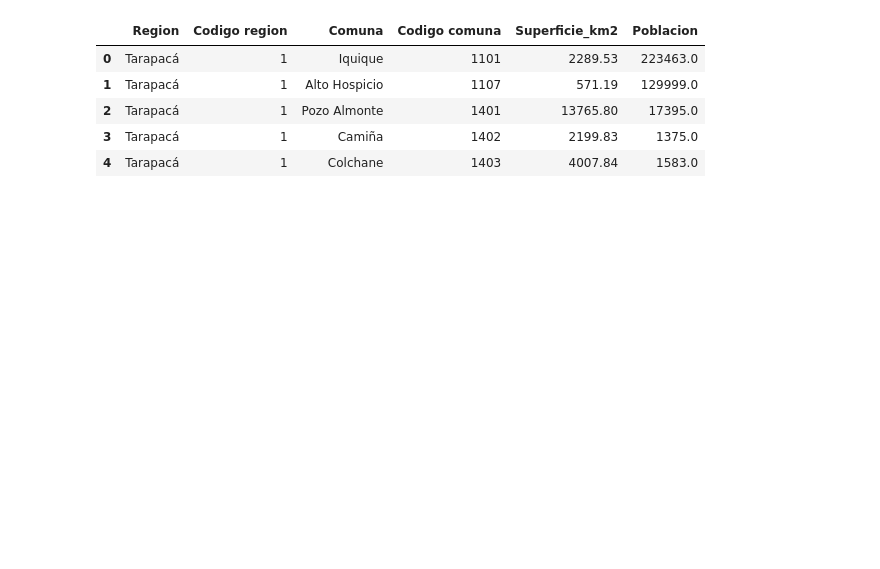
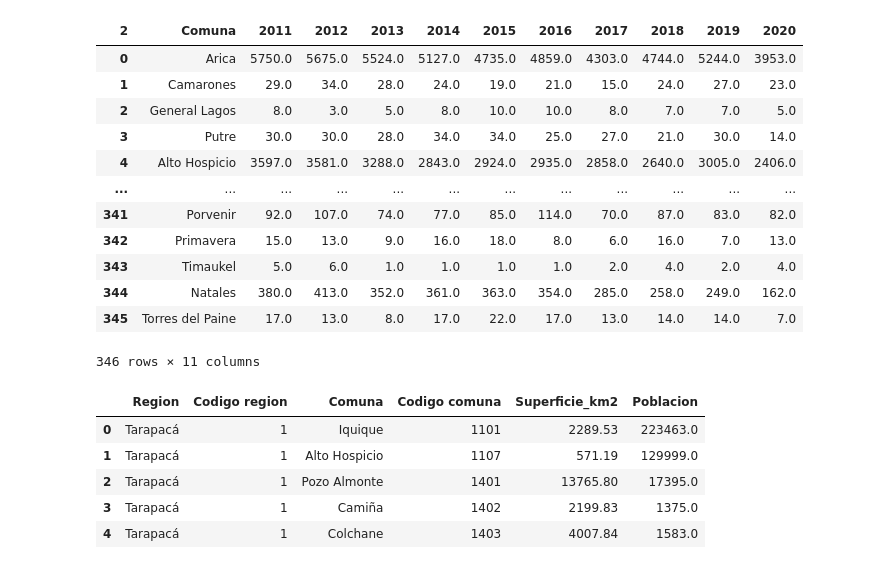
Before and after one commit to 08benja08p/Grupo-8-CDD, a Jupyter notebook: Proyecto_CDD.ipynb, the cells around one changed output. Saved outputs shown, nothing was run; the diff lists cells and outputs as text; code cells hidden in the pictures; blank space fills up the shorter version.

```diff
--- a/Proyecto_CDD.ipynb
+++ b/Proyecto_CDD.ipynb
@@ -93,3 +52,27 @@ for columna in columnas_denuncias:
+# %%
+data_total_dmcs = data_denuncias['TOTAL_DMCS']
+data_total_dmcs = data_total_dmcs[1:]
+data_total_dmcs.columns = data_total_dmcs.iloc[1]
+data_total_dmcs = data_total_dmcs[data_total_dmcs['UN_ADMIN'] == 'COMUNA']
+data_total_dmcs = data_total_dmcs[['UNIDAD', 2011.0, 2012.0, 2013.0, 2014.0, 2015.0, 2016.0, 2017.0, 2018.0, 2019.0, 2020.0]]
+#revisar como eliminar el header del index
+data_total_dmcs.reset_index(level=0, inplace=True, drop=True)
+data_total_dmcs.rename(columns={'UNIDAD': 'Comuna', 2011.0: '2011', 2012.0: '2012', 2013.0: '2013', 2014.0: '2014', 2015.0: '2015', 2016.0: '2016', 2017.0: '2017', 2018.0: '2018', 2019.0: '2019', 2020.0: '2020'}, inplace=True)
+data_total_dmcs
+# %% [output]
+| 2 | Comuna | 2011 | 2012 | 2013 | 2014 | 2015 | 2016 | 2017 | 2018 | 2019 | 2020 |
+| 0 | Arica | 5750.0 | 5675.0 | 5524.0 | 5127.0 | 4735.0 | 4859.0 | 4303.0 | 4744.0 | 5244.0 | 3953.0 |
+| 1 | Camarones | 29.0 | 34.0 | 28.0 | 24.0 | 19.0 | 21.0 | 15.0 | 24.0 | 27.0 | 23.0 |
+| 2 | General Lagos | 8.0 | 3.0 | 5.0 | 8.0 | 10.0 | 10.0 | 8.0 | 7.0 | 7.0 | 5.0 |
+| 3 | Putre | 30.0 | 30.0 | 28.0 | 34.0 | 34.0 | 25.0 | 27.0 | 21.0 | 30.0 | 14.0 |
+| 4 | Alto Hospicio | 3597.0 | 3581.0 | 3288.0 | 2843.0 | 2924.0 | 2935.0 | 2858.0 | 2640.0 | 3005.0 | 2406.0 |
+| ... | ... | ... | ... | ... | ... | ... | ... | ... | ... | ... | ... |
+| 341 | Porvenir | 92.0 | 107.0 | 74.0 | 77.0 | 85.0 | 114.0 | 70.0 | 87.0 | 83.0 | 82.0 |
+| 342 | Primavera | 15.0 | 13.0 | 9.0 | 16.0 | 18.0 | 8.0 | 6.0 | 16.0 | 7.0 | 13.0 |
+| 343 | Timaukel | 5.0 | 6.0 | 1.0 | 1.0 | 1.0 | 1.0 | 2.0 | 4.0 | 2.0 | 4.0 |
+| 344 | Natales | 380.0 | 413.0 | 352.0 | 361.0 | 363.0 | 354.0 | 285.0 | 258.0 | 249.0 | 162.0 |
+| 345 | Torres del Paine | 17.0 | 13.0 | 8.0 | 17.0 | 22.0 | 17.0 | 13.0 | 14.0 | 14.0 | 7.0 |
+346 rows × 11 columns
 # %%
 # Cargar archivos (II) : Información varía sobre comunas.
 link_info_comunal = "https://raw.githubusercontent.com/MinCiencia/Datos-COVID19/master/input/Otros/InformacionComunas.csv"
```
Also changed, not shown: parts of 6 cells of this notebook, 9 other files.
